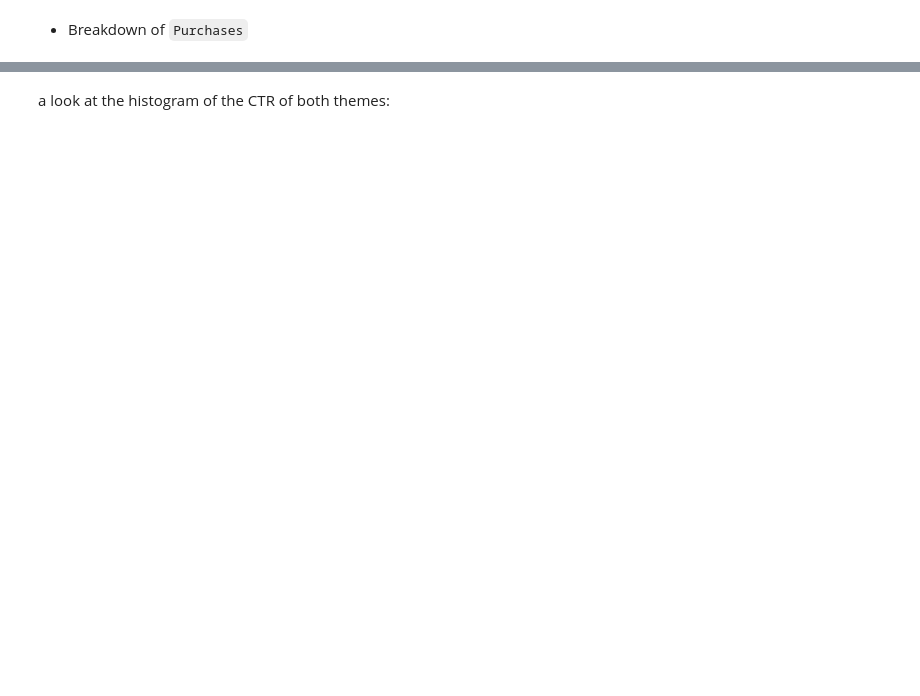
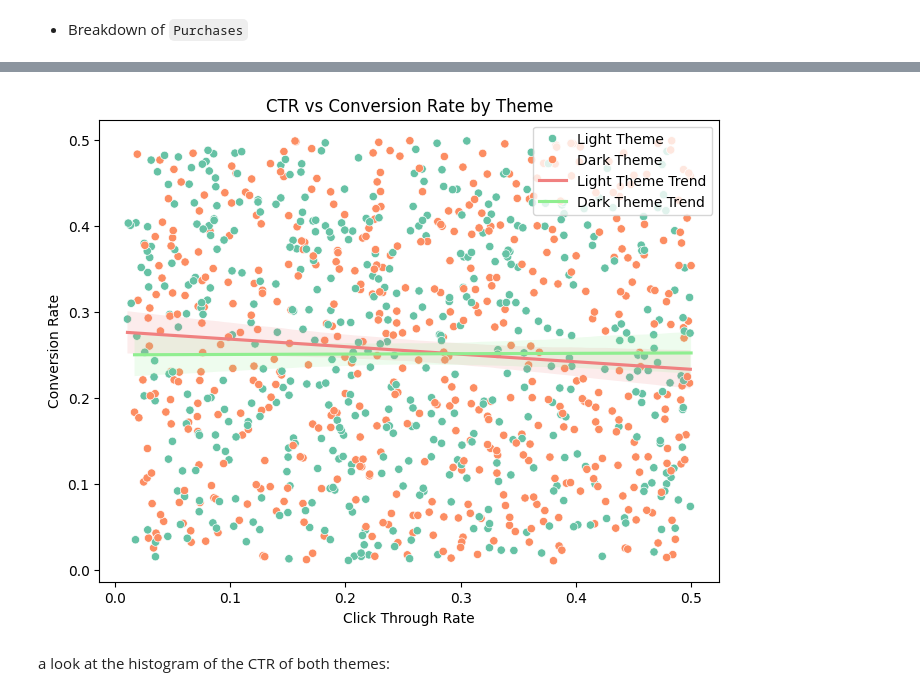
Before and after one commit to nkosanamolefe/data-analysis, a Jupyter notebook: AB-testing_of_themes/AB_Testing_of_Themes.ipynb, the cells around one changed output, grey strips where cells are left out. Saved outputs shown, nothing was run; the diff lists cells and outputs as text; code cells hidden in the pictures; blank space fills up the shorter version.

```diff
--- a/AB-testing_of_themes/AB_Testing_of_Themes.ipynb
+++ b/AB-testing_of_themes/AB_Testing_of_Themes.ipynb
@@ -240,2 +285,40 @@ fig.show()
+# %%
+# a look at the relationship between CTR and conversion rate of both themes
+
+plt.figure(figsize=(8, 6))
+sns.scatterplot(
+    data=df,
+    x='Click Through Rate',
+    y='Conversion Rate',
+    hue='Theme',          # color by theme
+    palette='Set2'
+)
+
+# Add regression lines for each theme
+sns.regplot(
+    data=df[df['Theme'] == 'Light Theme'],
+    x='Click Through Rate',
+    y='Conversion Rate',
+    scatter=False,
+    color='lightcoral',
+    label='Light Theme Trend'
+)
+
+sns.regplot(
+    data=df[df['Theme'] == 'Dark Theme'],
+    x='Click Through Rate',
+    y='Conversion Rate',
+    scatter=False,
+    color='lightgreen',
+    label='Dark Theme Trend'
+)
+
+plt.title('CTR vs Conversion Rate by Theme')
+plt.xlabel('Click Through Rate')
+plt.ylabel('Conversion Rate')
+plt.legend()
+plt.show()
+# %% [output]
+[figure, added]
 # %% [markdown]
 a look at the histogram of the CTR of both themes:
```
Also changed, not shown: parts of 13 cells of this notebook.
